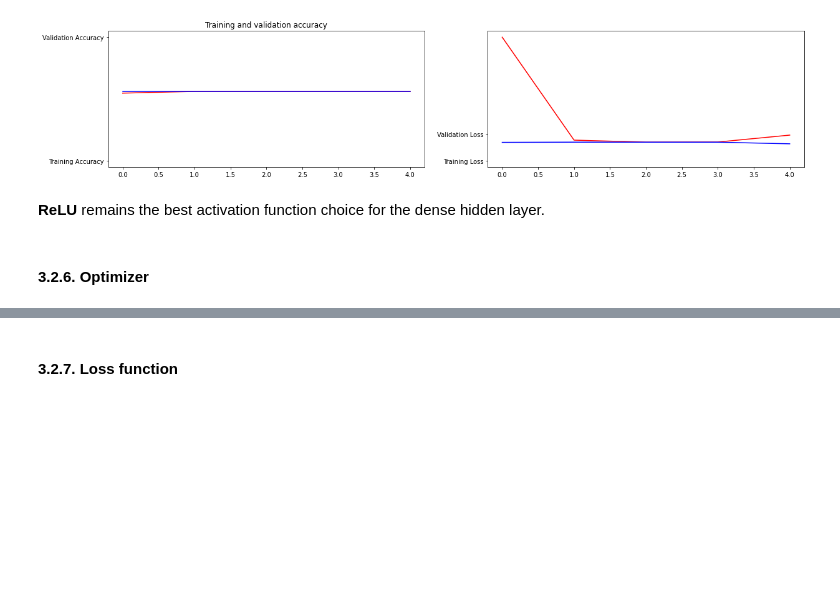
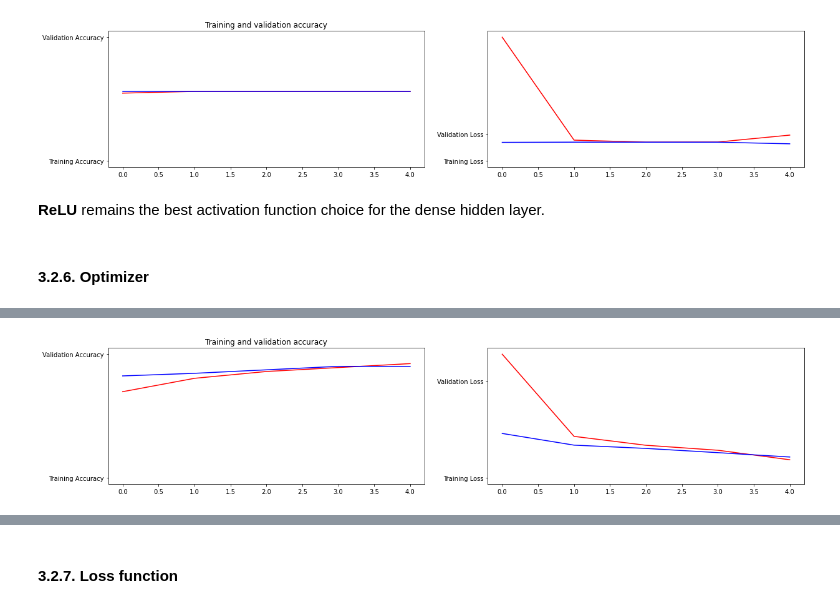
Before and after one commit to sabinagio/do-you-see-what-AI-see, a Jupyter notebook: 3-simple-CNN-model.ipynb, the cells around one changed output, grey strips where cells are left out. Drawn from its saved outputs; the diff is of its cells as text; code cells hidden in the pictures; blank space fills up the shorter version.

Commit message:
Save optimizer and loss function tuning

```diff
--- a/3-simple-CNN-model.ipynb
+++ b/3-simple-CNN-model.ipynb
@@ -576,6 +576,6 @@ Epoch 5/5
 # %% [markdown]
 #### 3.2.6. Optimizer
 # %%
-history = create_model(optimizer=tf.keras.optimizer.Adam(learning_rate=0.001))
+history = create_model(optimizer=tf.keras.optimizers.Adam(learning_rate=0.001))
 visualize_results(history)
 # %% [output]
@@ -582,0 +592 @@ AttributeError: ignored
+[figure, added]
```
Also changed, not shown: parts of 13 cells of this notebook.
